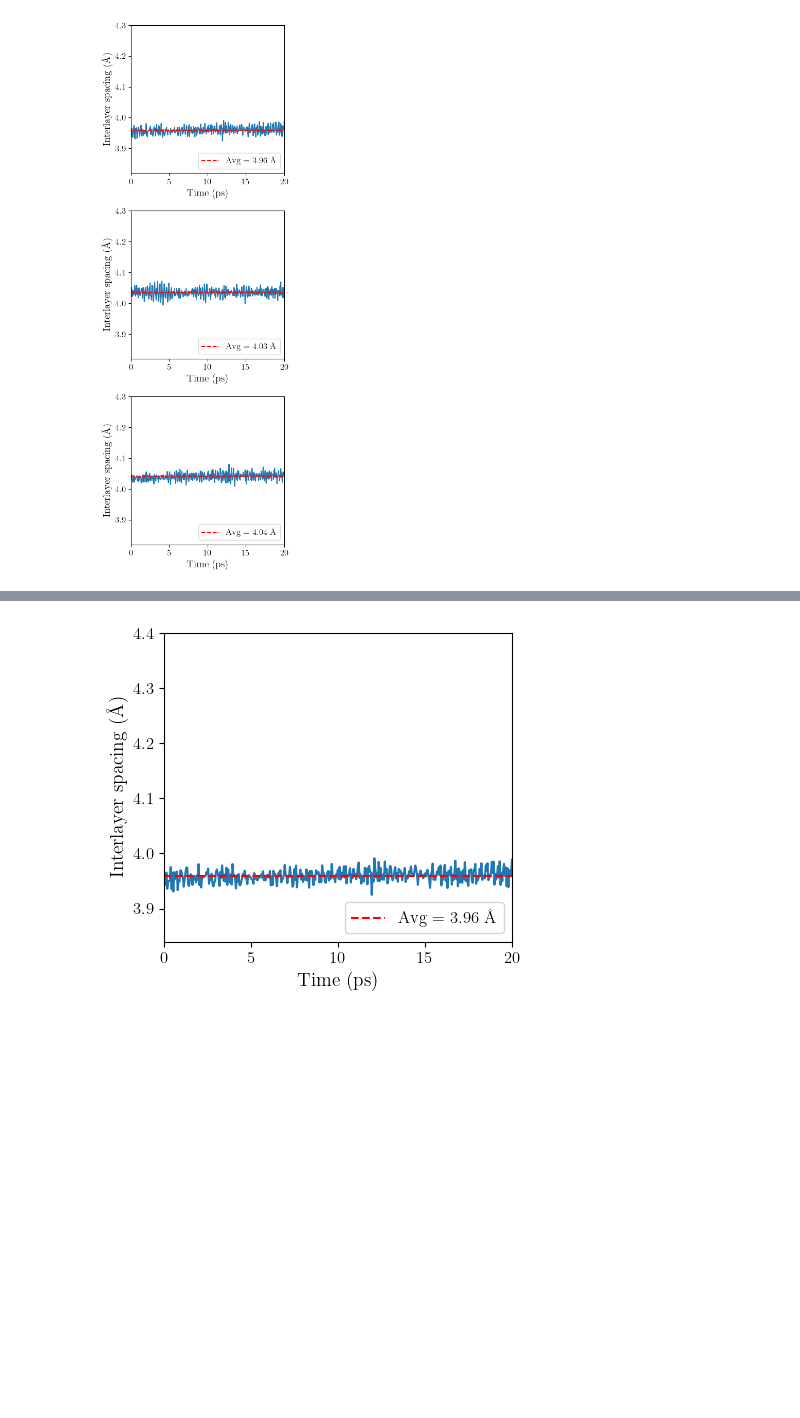
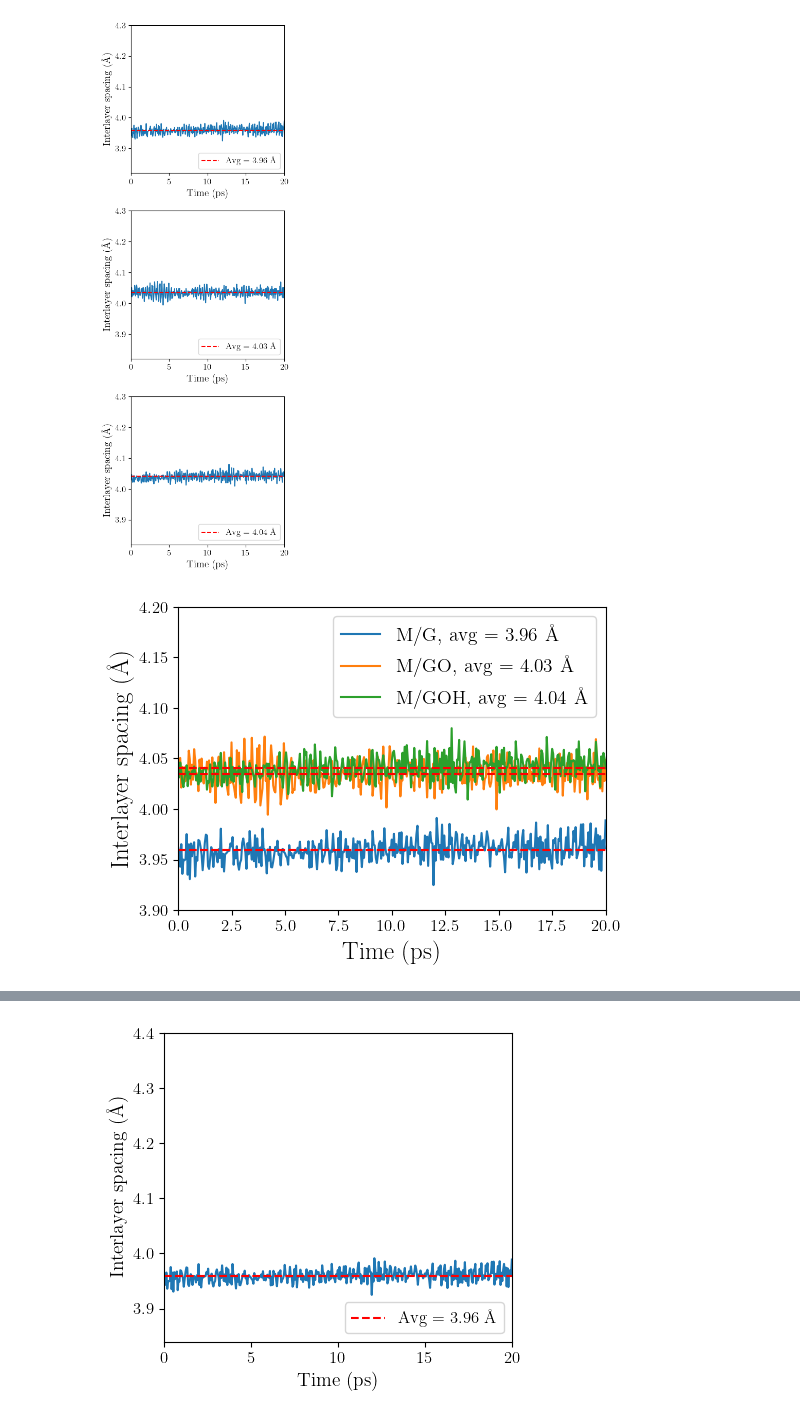
Before and after one commit to joehart2001/WA_MACE-MP-0, a Jupyter notebook: interlayer_spacing.ipynb, the cells around one changed output, grey strips where cells are left out. Cells and saved outputs as stored; diff of their text form; code cells hidden in the pictures; blank space fills up the shorter version.

```diff
--- a/interlayer_spacing.ipynb
+++ b/interlayer_spacing.ipynb
@@ -108,3 +108,30 @@ plt.savefig("figures/interlayer_spacing.png", dpi=500)
 plt.show()
 # %% [output]
 [figure]
+# %%
+plt.figure(figsize=(5.5,4))
+datasets = [
+    (interlayer_spacing_mg, "M/G"),
+    (interlayer_spacing_mgo, "M/GO"),
+    (interlayer_spacing_mgoh, "M/GOH")
+]
+
+i=0
+
+for spacing, label in datasets:
+    avg_value = np.mean(spacing)
+    plt.plot(time_ps[::5], spacing[::5], color = f"C{i}", label=f"{label}, avg = {avg_value:.2f} $\\mathrm{{\\AA}}$", zorder=1)
+    plt.axhline(avg_value, color = "r", linestyle='dashed', zorder=2)
+    plt.ylabel(r"Interlayer spacing ($\mathrm{\AA}$)", fontsize=18)
+    plt.ylim(3.9, 4.2)
+    plt.xlim(0, 20)
+    plt.legend(loc = "upper right", fontsize=14)
+    plt.xlabel("Time (ps)", fontsize=18)
+    i+=1
+
+# Adjust layout
+plt.tight_layout()
+plt.savefig("figures/interlayer_spacing2.pdf")
+plt.show()
+# %% [output]
+[figure, added]
```
Also changed, not shown: parts of 2 cells of this notebook, 21 other files.
